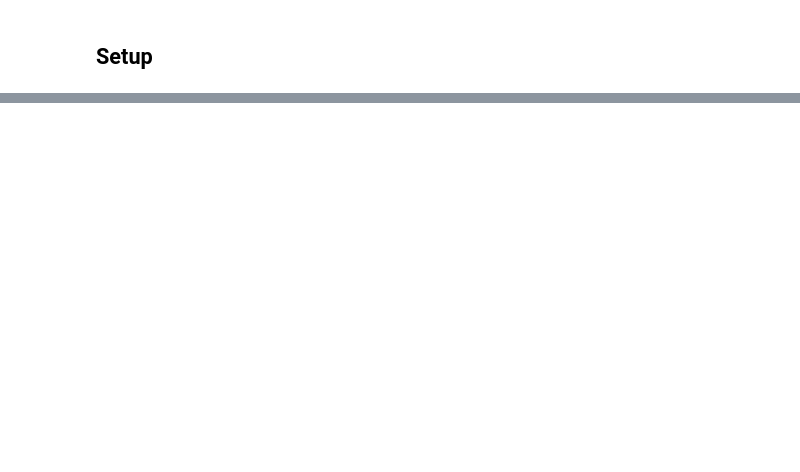
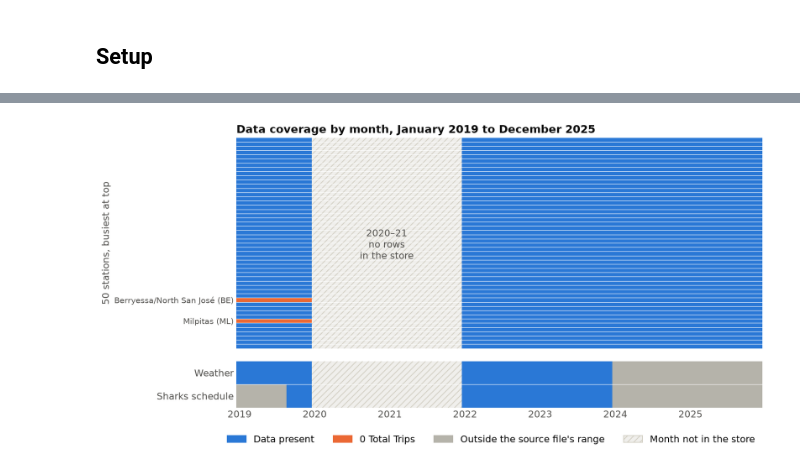
Before and after one commit to Dhruv-cs50/transit-demand-forecasting, a Jupyter notebook: transit_eda/notebooks/eda_complete.ipynb, the cells around one changed output, grey strips where cells are left out. Cells and saved outputs as stored; diff of their text form; code cells hidden in the pictures; blank space fills up the shorter version.

```diff
--- a/transit_eda/notebooks/eda_complete.ipynb
+++ b/transit_eda/notebooks/eda_complete.ipynb
@@ -725,0 +368,84 @@ plot_correlation_heatmap(df, PLOTS_DIR)
+# %%
+all_months = pd.period_range(df["ym"].min(), df["ym"].max(), freq="M")
+in_store = set(df["ym"])
+not_in_store = [m for m in all_months if m not in in_store]
+print(f"Months Jan 2019 - Dec 2025: {len(all_months)} | in store: {len(in_store)} | "
+      f"not in store: {len(not_in_store)} ({not_in_store[0]} to {not_in_store[-1]})")
+assert {m.year for m in not_in_store} == {2020, 2021} and len(not_in_store) == 24
+
+# States: 0 month not in store, 1 data, 2 zero trips, 3 outside the source file's range.
+grid = df.pivot(index="station_id", columns="ym", values="ridership").reindex(columns=all_months)
+station_state = np.where(grid.isna(), 0, np.where(grid == 0, 2, 1)).astype(int)
+order = [grid.index.get_loc(s) for s in rank.index]
+station_state = station_state[order]
+zero_cells = (grid == 0)
+zero_stations = sorted(zero_cells.index[zero_cells.any(axis=1)])
+zero_months = {s: sorted({m.year for m in zero_cells.columns[zero_cells.loc[s]]}) for s in zero_stations}
+print("Station-months with 0 Total Trips:", int(zero_cells.sum().sum()), "->", zero_months)
+assert zero_stations == zero_2019 and all(v == [2019] for v in zero_months.values())
+
+WEATHER = ["temp_f", "precip_mm", "windspeed_mph"]
+w_ok = df.groupby("ym")[WEATHER].apply(lambda g: g.notna().all(axis=None))
+w_none = df.groupby("ym")[WEATHER].apply(lambda g: g.isna().all(axis=None))
+assert (w_ok | w_none).all()  # every month is either fully filled or fully empty
+w_years_ok = sorted({m.year for m in w_ok.index[w_ok]})
+w_years_none = sorted({m.year for m in w_none.index[w_none]})
+print(f"Weather filled in every station-month of: {w_years_ok}; empty (NaN) in: {w_years_none}")
+
+ev_files = sorted((RAW_DIR / "events").glob("events_*.parquet"))
+assert ev_files, "Sharks schedule file missing: put it in data/raw/events/ (see data/MANIFEST.md)"
+ev = pd.read_parquet(ev_files[-1])
+ev_start = pd.to_datetime(ev["timestamp_start"]).dt.tz_localize(None)
+ev_first, ev_last = ev_start.min(), ev_start.max()
+print(f"Sharks schedule: {ev_files[-1].name} sha256 {sha256(ev_files[-1])[:16]}..., "
+      f"{len(ev)} games, first {ev_first:%Y-%m-%d}, last {ev_last:%Y-%m-%d}")
+flag_months = df.loc[df["is_sharks_game"], "ym"].unique()
+print("Months with is_sharks_game True, per year:",
+      pd.Series(flag_months.year).value_counts().sort_index().to_dict())
+in_window = lambda m: ev_first.to_period("M") <= m <= ev_last.to_period("M")
+assert all(in_window(m) for m in flag_months)
+
+def cov_row(present):
+    return np.array([0 if m not in in_store else (1 if present(m) else 3) for m in all_months])
+
+cov_state = np.vstack([cov_row(lambda m: bool(w_ok.get(m, False))), cov_row(in_window)])
+
+cmap = ListedColormap([C["gap"], C["blue"], C["orange"], C["na"]])
+fig, (ax1, ax2) = plt.subplots(2, 1, figsize=(12, 6.2), sharex=True,
+                               gridspec_kw={"height_ratios": [5, 1.1], "hspace": 0.1})
+for ax, state in ((ax1, station_state), (ax2, cov_state)):
+    ax.imshow(state, cmap=cmap, vmin=-0.5, vmax=3.5, aspect="auto", interpolation="nearest")
+    lo = all_months.get_loc(not_in_store[0]) - 0.5
+    hi = all_months.get_loc(not_in_store[-1]) + 0.5
+    ax.axvspan(lo, hi, facecolor="none", hatch="///", edgecolor="#d2cfc3", lw=0)
+    ax.hlines(np.arange(state.shape[0] - 1) + 0.5, -0.5, len(all_months) - 0.5, color="white", lw=0.6)
+    ax.tick_params(length=0)
+    for s in ax.spines.values():
+        s.set_visible(False)
+ax1.text((lo + hi) / 2, n_stations / 2, "2020–21\nno rows\nin the store", ha="center",
+         va="center", color=C["ink2"], fontsize=12)
+ax1.set_yticks([list(rank.index).index(s) for s in zero_2019],
+               [f"{NAMES[s]} ({s})" for s in zero_2019], fontsize=10)
+ax1.set_ylabel(f"{n_stations} stations, busiest at top")
+ax2.set_yticks([0, 1], ["Weather", "Sharks schedule"])
+ax2.set_xticks([all_months.get_loc(pd.Period(f"{y}-01", "M")) for y in range(2019, 2026)],
+               [str(y) for y in range(2019, 2026)])
+fig.legend(handles=[Patch(color=C["blue"], label="Data present"),
+                    Patch(color=C["orange"], label="0 Total Trips"),
+                    Patch(color=C["na"], label="Outside the source file's range"),
+                    Patch(facecolor=C["gap"], hatch="///", edgecolor="#d2cfc3", label="Month not in the store")],
+           loc="lower center", ncol=4, frameon=False, bbox_to_anchor=(0.5, -0.02))
+ax1.set_title("Data coverage by month, January 2019 to December 2025")
+save_plot(fig, "04_data_coverage")
+
+years = lambda ys: ", ".join(str(y) for y in ys)
+CAPTION_04 = (
+    f"Each column is one month from January 2019 to December 2025. All {n_stations} stations have a row "
+    f"in each of the {len(in_store)} months in the store; the {len(not_in_store)} months of 2020 and 2021 "
+    f"are not in it. {' and '.join(f'{NAMES[s]} ({s})' for s in zero_2019)} record 0 trips in every 2019 month. "
+    f"Weather is filled for {years(w_years_ok)} and empty for {years(w_years_none)}. The Sharks schedule "
+    f"file runs from {ev_first:%Y-%m-%d} to {ev_last:%Y-%m-%d}, so game flags outside that window are False "
+    "for lack of data, not observed zeros."
+)
+print(CAPTION_04)
+# %% [output]
@@ -725,0 +458 @@ plot_correlation_heatmap(df, PLOTS_DIR)
+[figure, added]
```
Also changed, not shown: parts of 44 cells of this notebook, 11 other files.
